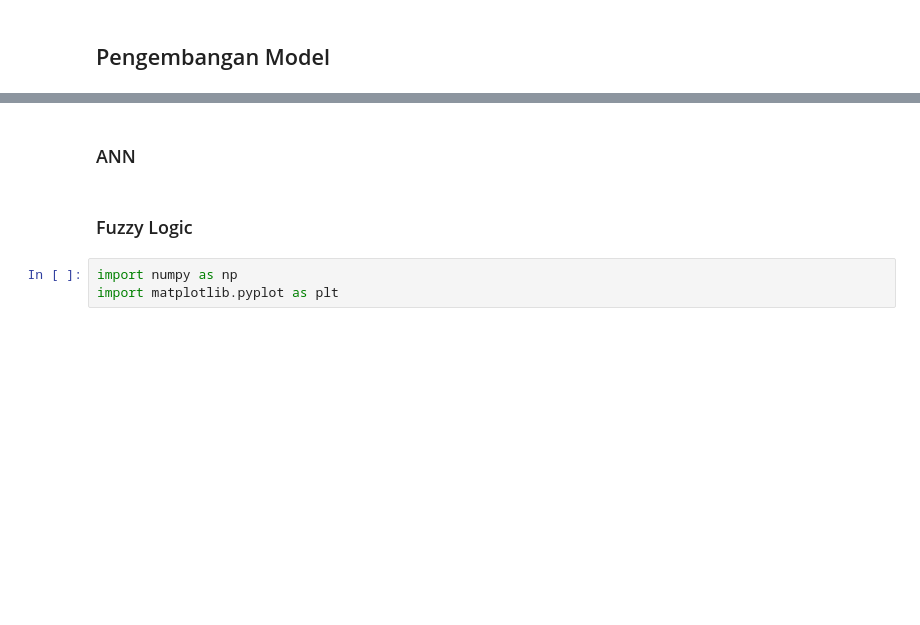
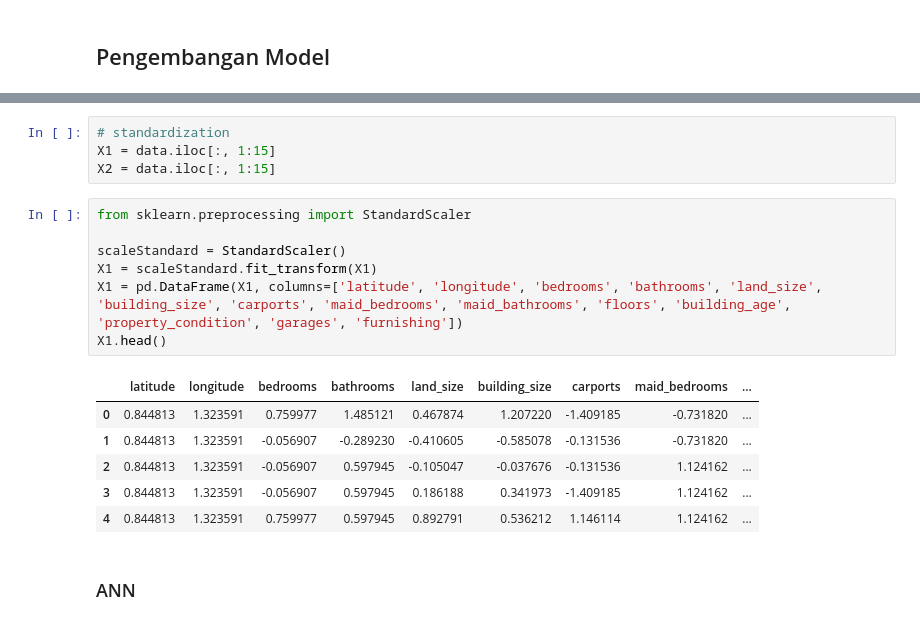
Before and after one commit to MuhGhifari/Prediksi-Harga-Rumah-Jabodetabek, a Jupyter notebook: PrediksiHargaRumahJabodetabek.ipynb, the cells around one changed output, grey strips where cells are left out. Drawn from its saved outputs; the diff is of its cells as text; blank space fills up the shorter version.

```diff
--- a/PrediksiHargaRumahJabodetabek.ipynb
+++ b/PrediksiHargaRumahJabodetabek.ipynb
@@ -316,7 +426,20 @@ data.head()
+# %%
+# standardization
+X1 = data.iloc[:, 1:15]
+X2 = data.iloc[:, 1:15]
+# %%
+from sklearn.preprocessing import StandardScaler
+
+scaleStandard = StandardScaler()
+X1 = scaleStandard.fit_transform(X1)
+X1 = pd.DataFrame(X1, columns=['latitude', 'longitude', 'bedrooms', 'bathrooms', 'land_size', 'building_size', 'carports', 'maid_bedrooms', 'maid_bathrooms', 'floors', 'building_age', 'property_condition', 'garages', 'furnishing'])
+X1.head()
+# %% [output]
+|  | latitude | longitude | bedrooms | bathrooms | land_size | building_size | carports | maid_bedrooms | ... |
+| 0 | 0.844813 | 1.323591 | 0.759977 | 1.485121 | 0.467874 | 1.207220 | -1.409185 | -0.731820 | ... |
+| 1 | 0.844813 | 1.323591 | -0.056907 | -0.289230 | -0.410605 | -0.585078 | -0.131536 | -0.731820 | ... |
+| 2 | 0.844813 | 1.323591 | -0.056907 | 0.597945 | -0.105047 | -0.037676 | -0.131536 | 1.124162 | ... |
+| 3 | 0.844813 | 1.323591 | -0.056907 | 0.597945 | 0.186188 | 0.341973 | -1.409185 | 1.124162 | ... |
+| 4 | 0.844813 | 1.323591 | 0.759977 | 0.597945 | 0.892791 | 0.536212 | 1.146114 | 1.124162 | ... |
 # %% [markdown]
 ### ANN
-# %% [markdown]
-### Fuzzy Logic
-# %%
-import numpy as np
-import matplotlib.pyplot as plt
```
Also changed, not shown: parts of 31 cells of this notebook, 1 other file.
